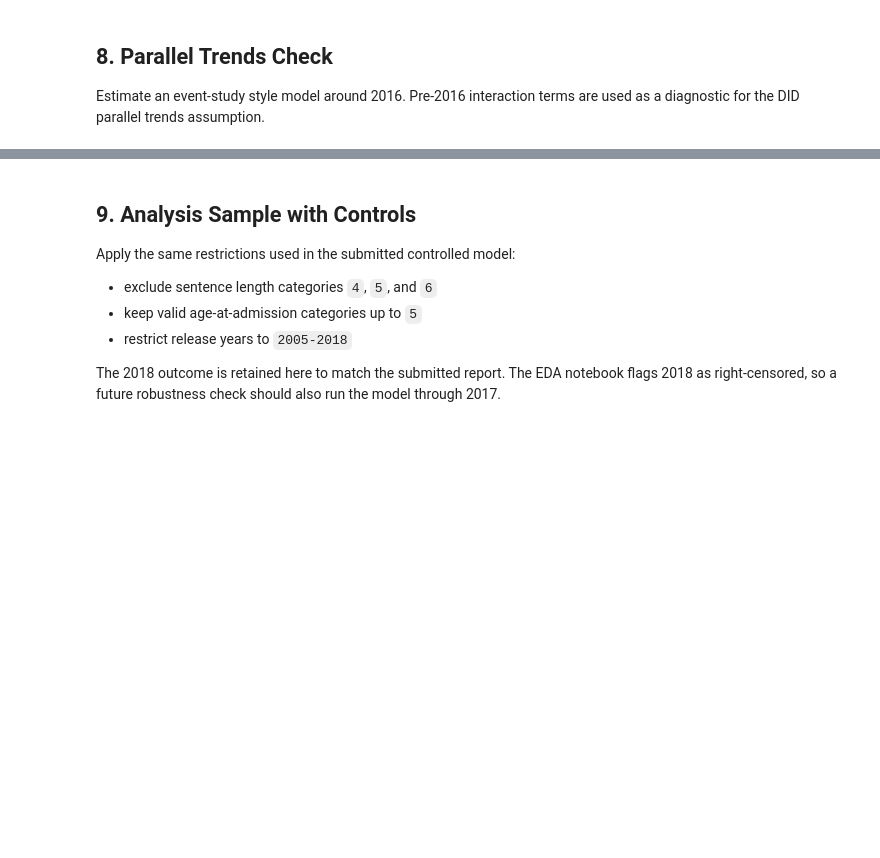
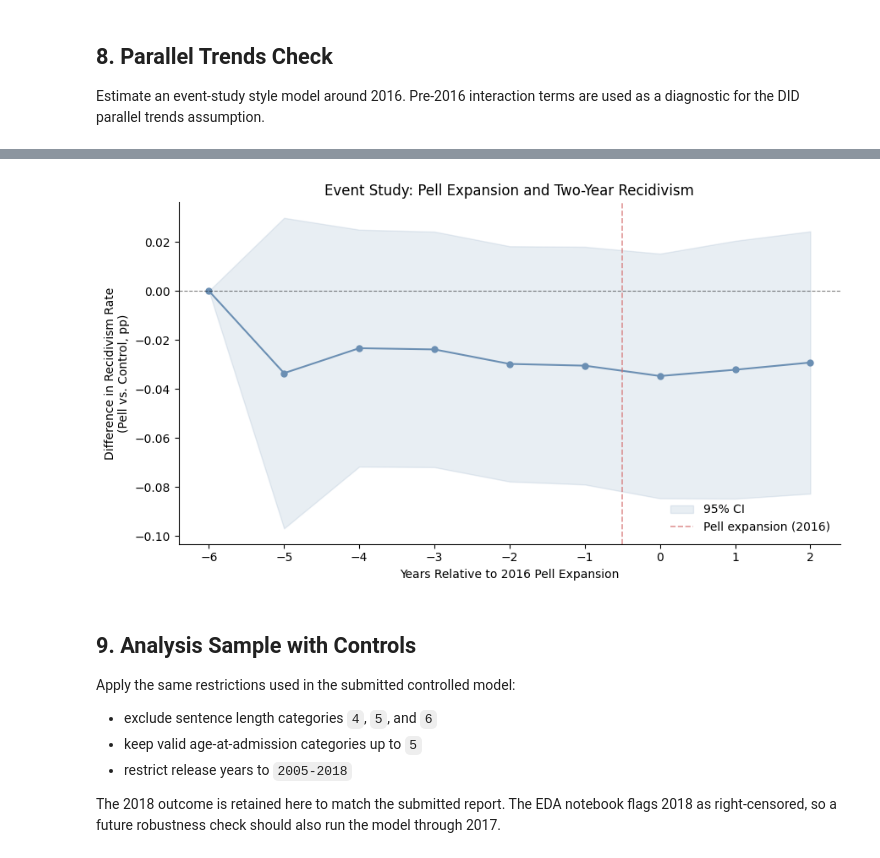
Before and after one commit to TeaTafaj/Recidivsm_CleanRepo, a Jupyter notebook: regression/02_pell_did_regression.ipynb, the cells around one changed output, grey strips where cells are left out. Saved outputs shown, nothing was run; the diff lists cells and outputs as text; code cells hidden in the pictures; blank space fills up the shorter version.

Commit message:
refactor: added event study plot

```diff
--- a/regression/02_pell_did_regression.ipynb
+++ b/regression/02_pell_did_regression.ipynb
@@ -249,6 +249,39 @@ Notes:
 [1] Standard Errors are robust to cluster correlation (cluster)
 [2] The smallest eigenvalue is 1.41e-17. This might indicate that there are
 strong multicollinearity problems or that the design matrix is singular.
+# %%
+# Extract interaction coefficients; base period is event_time = -6 (omitted category)
+event_times = list(range(-6, 3))
+coefs = [0.0] + [
+    model_event.params.get(f"treated:C(event_time)[T.{t}]", np.nan)
+    for t in range(-5, 3)
+]
+ses = [0.0] + [
+    model_event.bse.get(f"treated:C(event_time)[T.{t}]", np.nan)
+    for t in range(-5, 3)
+]
+ci_low  = [c - 1.96 * s for c, s in zip(coefs, ses)]
+ci_high = [c + 1.96 * s for c, s in zip(coefs, ses)]
+
+fig, ax = plt.subplots(figsize=(9, 5))
+ax.fill_between(event_times, ci_low, ci_high, alpha=0.15, color="#6b8fb3", label="95% CI")
+ax.plot(event_times, coefs, marker="o", color="#6b8fb3", linewidth=1.5, markersize=5)
+ax.axhline(0, color="black", linewidth=0.8, linestyle="--", alpha=0.5)
+ax.axvline(-0.5, color="#d46a6a", linewidth=1.2, linestyle="--", alpha=0.7, label="Pell expansion (2016)")
+
+ax.set_xlabel("Years Relative to 2016 Pell Expansion")
+ax.set_ylabel("Difference in Recidivism Rate\n(Pell vs. Control, pp)")
+ax.set_title("Event Study: Pell Expansion and Two-Year Recidivism")
+ax.set_xticks(event_times)
+ax.legend(frameon=False)
+for spine in ["top", "right"]:
+    ax.spines[spine].set_visible(False)
+
+plt.tight_layout()
+plt.savefig(PLOTS_DIR / "event_study.png", dpi=300, bbox_inches="tight")
+plt.show()
+# %% [output]
+[figure, added]
 # %% [markdown]
 ## 9. Analysis Sample with Controls
 
```
Also changed, not shown: parts of 7 cells of this notebook, 1 other file.
